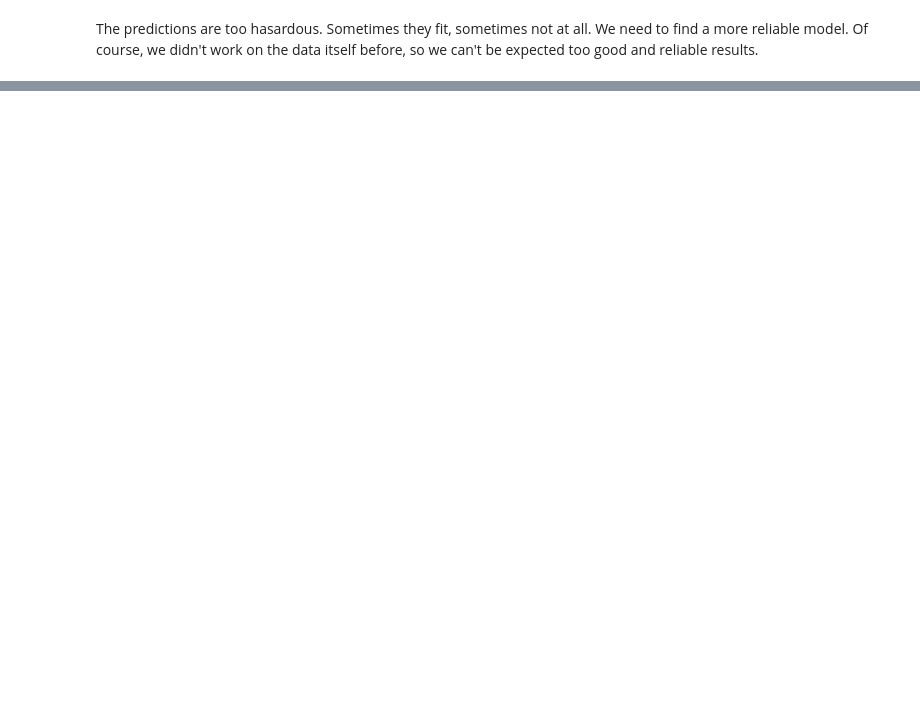
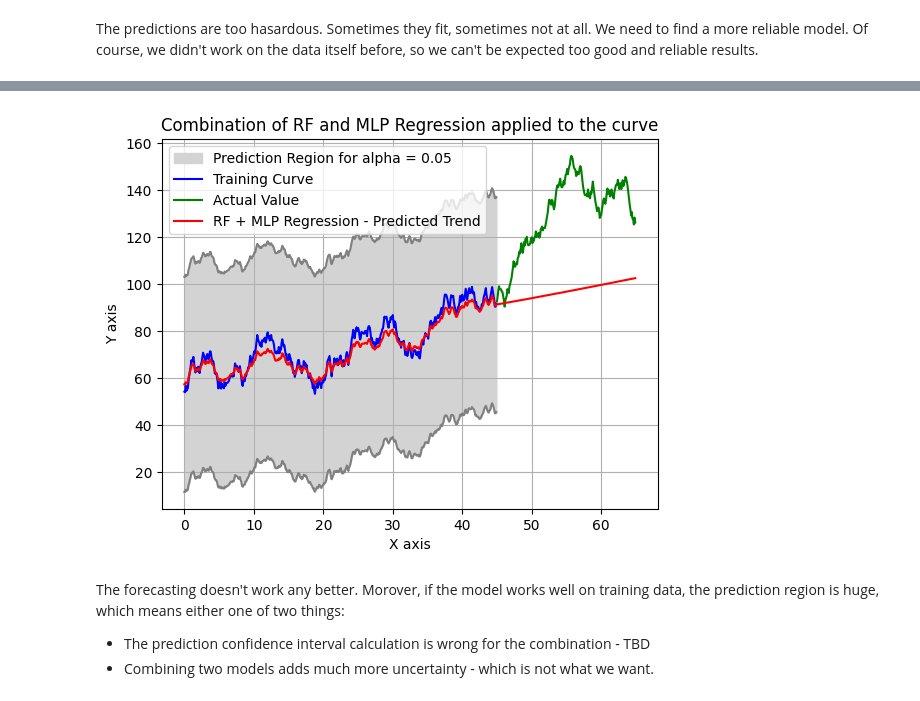
Before and after one commit to Gdeterline/Small-Projects-And-Courses, a Jupyter notebook: Time-Series/Regression/RegressionInitiation.ipynb, the cells around one changed output, grey strips where cells are left out. Cells and saved outputs as stored; diff of their text form; code cells hidden in the pictures; blank space fills up the shorter version.

```diff
--- a/Time-Series/Regression/RegressionInitiation.ipynb
+++ b/Time-Series/Regression/RegressionInitiation.ipynb
@@ -181,0 +182,34 @@ The predictions are too hasardous. Sometimes they fit, sometimes not at all. We
+# %%
+RF_weight = 0.6
+# %%
+weighted_upper_RF = [RF_weight*i for i in upper_RF]
+weighted_upper_MLP = [(1 - RF_weight)*i for i in upper_MLP]
+weighted_lower_RF = [RF_weight*i for i in lower_RF]
+weighted_lower_MLP = [(1 - RF_weight)*i for i in lower_MLP]
+
+y_pred = RF_weight*y_pred_RF + (1 - RF_weight)*y_pred_MLP
+
+res = Y - y_pred
+qt = np.quantile(res, 1 - alpha)
+
+upper = [y_pred[i] + qt if qt > 0 else y_pred[i] - qt for i in range(len(y_pred))]
+lower = [y_pred[i] - qt if qt > 0 else y_pred[i] + qt for i in range(len(y_pred))]
+
+plt.plot(X[:training_subset_length], upper[:training_subset_length], color='grey')
+plt.plot(X[:training_subset_length], lower[:training_subset_length], color='grey')
+plt.fill_between(X.reshape(-1)[:training_subset_length], upper[:training_subset_length], lower[:training_subset_length], color='lightgrey', label=f'Prediction Region for alpha = {alpha}')
+plt.plot(X[:training_subset_length], Y[:training_subset_length], color='b', label='Training Curve')
+plt.plot(X[training_subset_length:], Y[training_subset_length:], color='g', label='Actual Value')
+plt.plot(X, y_pred, color='r', label='RF + MLP Regression - Predicted Trend')
+plt.xlabel("X axis")
+plt.ylabel("Y axis")
+plt.title("Combination of RF and MLP Regression applied to the curve")
+plt.grid()
+plt.legend()
+plt.show()
+# %% [output]
+[figure, added]
+# %% [markdown]
+The forecasting doesn't work any better. Morover, if the model works well on training data, the prediction region is huge, which means either one of two things:
+- The prediction confidence interval calculation is wrong for the combination - TBD
+- Combining two models adds much more uncertainty - which is not what we want.
```
Also changed, not shown: parts of 9 cells of this notebook.
